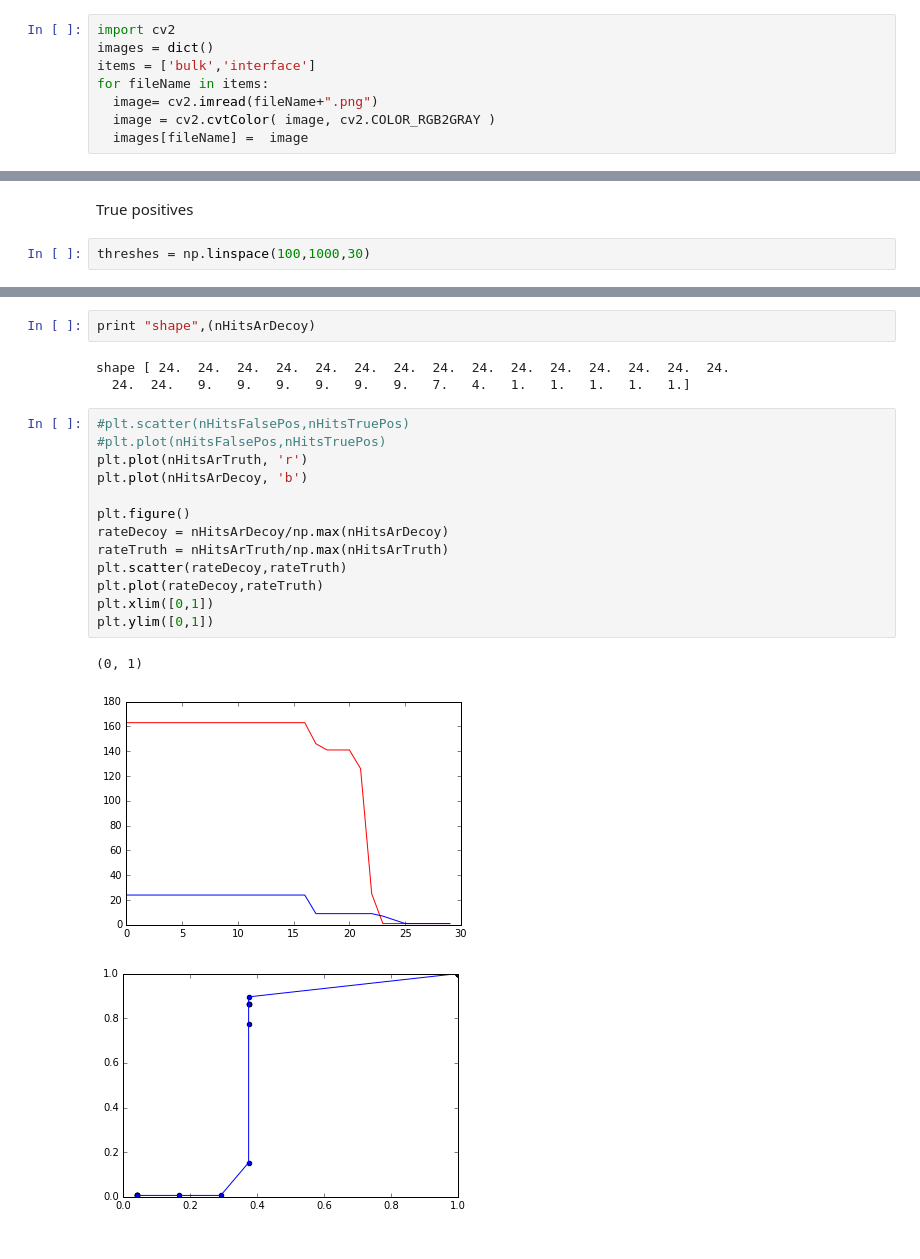
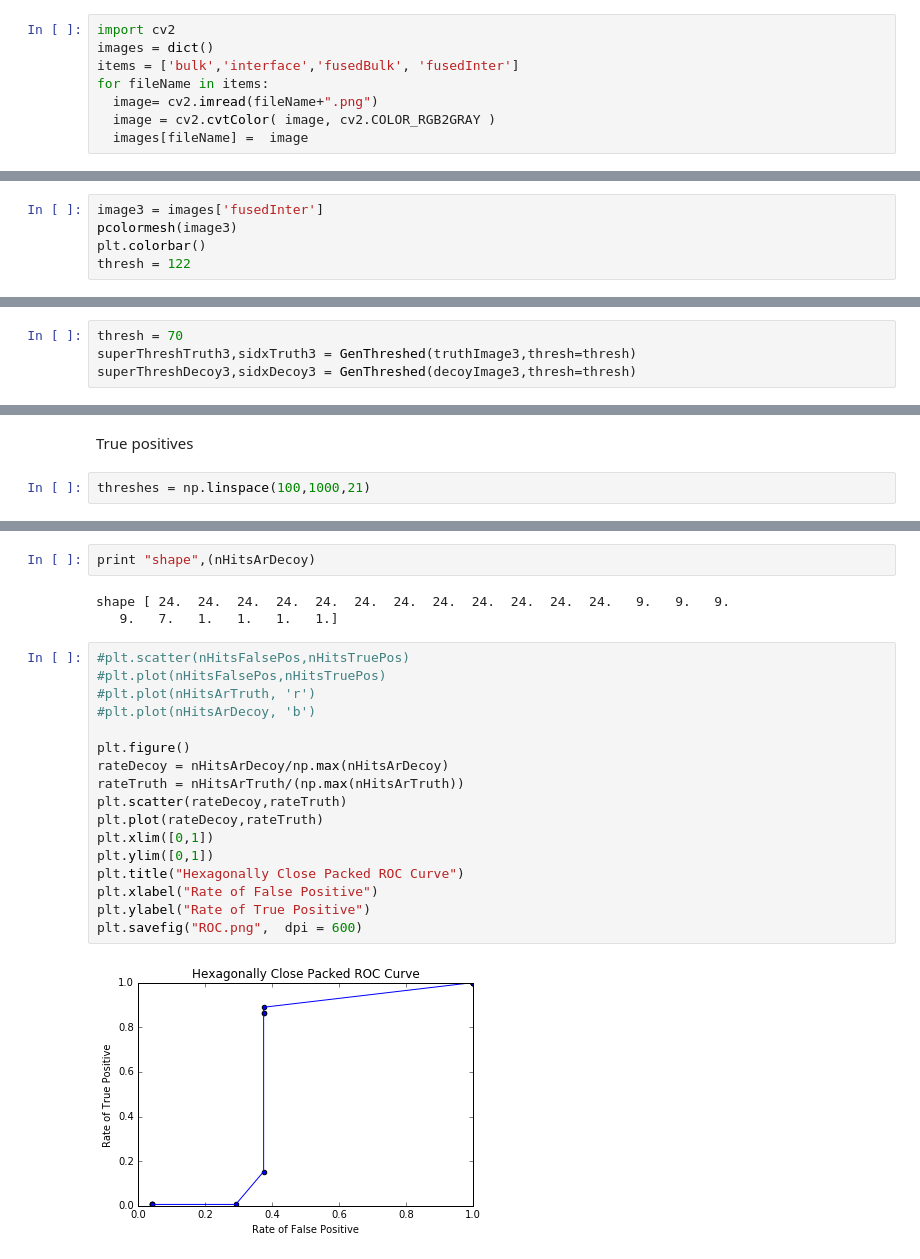
Before and after one commit to huskeypm/sparkdetection, a Jupyter notebook: roc/roc.ipynb, the cells around one changed output, grey strips where cells are left out. Saved outputs shown, nothing was run; the diff lists cells and outputs as text.

Commit message:
added false coloring

```diff
--- a/roc/roc.ipynb
+++ b/roc/roc.ipynb
@@ -8,7 +11,7 @@ Load test images
 # %%
 import cv2
 images = dict()
-items = ['bulk','interface']
+items = ['bulk','interface','fusedBulk', 'fusedInter']
 for fileName in items:
   image= cv2.imread(fileName+".png")
   image = cv2.cvtColor( image, cv2.COLOR_RGB2GRAY )
@@ -34,0 +47,5 @@ thresh = 122
+# %%
+image3 = images['fusedInter']
+pcolormesh(image3)
+plt.colorbar()
+thresh = 122
@@ -82,0 +145,4 @@ superThreshDecoy,sidxDecoy = GenThreshed(decoyImage,thresh=thresh)
+# %%
+thresh = 70
+superThreshTruth3,sidxTruth3 = GenThreshed(truthImage3,thresh=thresh)
+superThreshDecoy3,sidxDecoy3 = GenThreshed(decoyImage3,thresh=thresh)
@@ -143,7 +214,7 @@ print nHits
 # %% [markdown]
 True positives
 # %%
-threshes = np.linspace(100,1000,30)
+threshes = np.linspace(100,1000,21)
 # %%
 
 nHitsArTruth = np.zeros_like(threshes)
@@ -200,22 +270,24 @@ Roc iter 29
 # %%
 print "shape",(nHitsArDecoy)
 # %% [output]
-shape [ 24.  24.  24.  24.  24.  24.  24.  24.  24.  24.  24.  24.  24.  24.  24.
-  24.  24.   9.   9.   9.   9.   9.   9.   7.   4.   1.   1.   1.   1.   1.]
+shape [ 24.  24.  24.  24.  24.  24.  24.  24.  24.  24.  24.  24.   9.   9.   9.
+   9.   7.   1.   1.   1.   1.]
 # %%
 #plt.scatter(nHitsFalsePos,nHitsTruePos)
 #plt.plot(nHitsFalsePos,nHitsTruePos)
-plt.plot(nHitsArTruth, 'r')
-plt.plot(nHitsArDecoy, 'b')
+#plt.plot(nHitsArTruth, 'r')
+#plt.plot(nHitsArDecoy, 'b')
 
 plt.figure()
 rateDecoy = nHitsArDecoy/np.max(nHitsArDecoy)
-rateTruth = nHitsArTruth/np.max(nHitsArTruth)
+rateTruth = nHitsArTruth/(np.max(nHitsArTruth))
 plt.scatter(rateDecoy,rateTruth)
 plt.plot(rateDecoy,rateTruth)
 plt.xlim([0,1])
 plt.ylim([0,1])
+plt.title("Hexagonally Close Packed ROC Curve")
+plt.xlabel("Rate of False Positive")
+plt.ylabel("Rate of True Positive")
+plt.savefig("ROC.png",  dpi = 600)
 # %% [output]
-(0, 1)
-[figure, old version]
+[figure, new version]
-[figure, removed]
```
Also changed, not shown: parts of 27 cells of this notebook, 4 other files.
